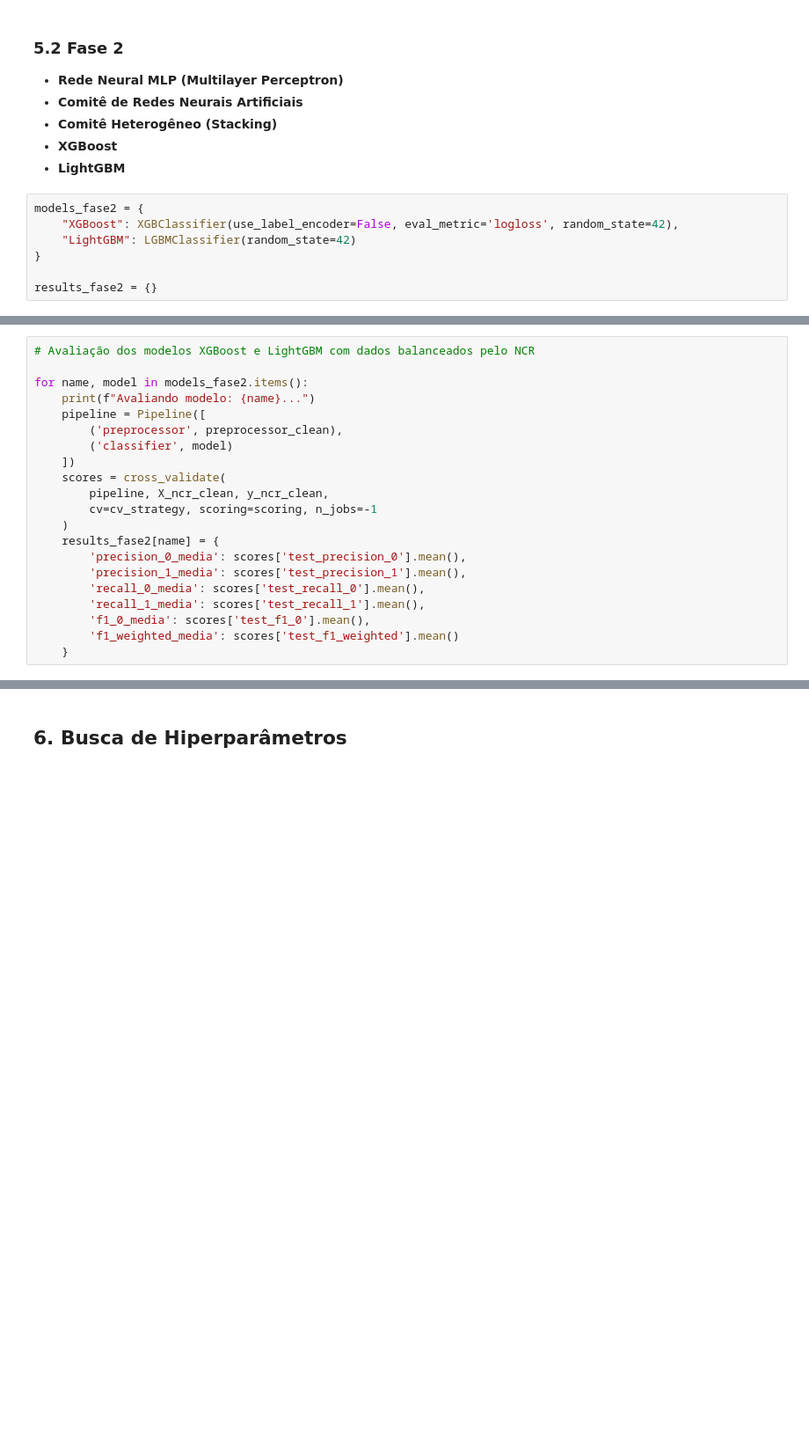
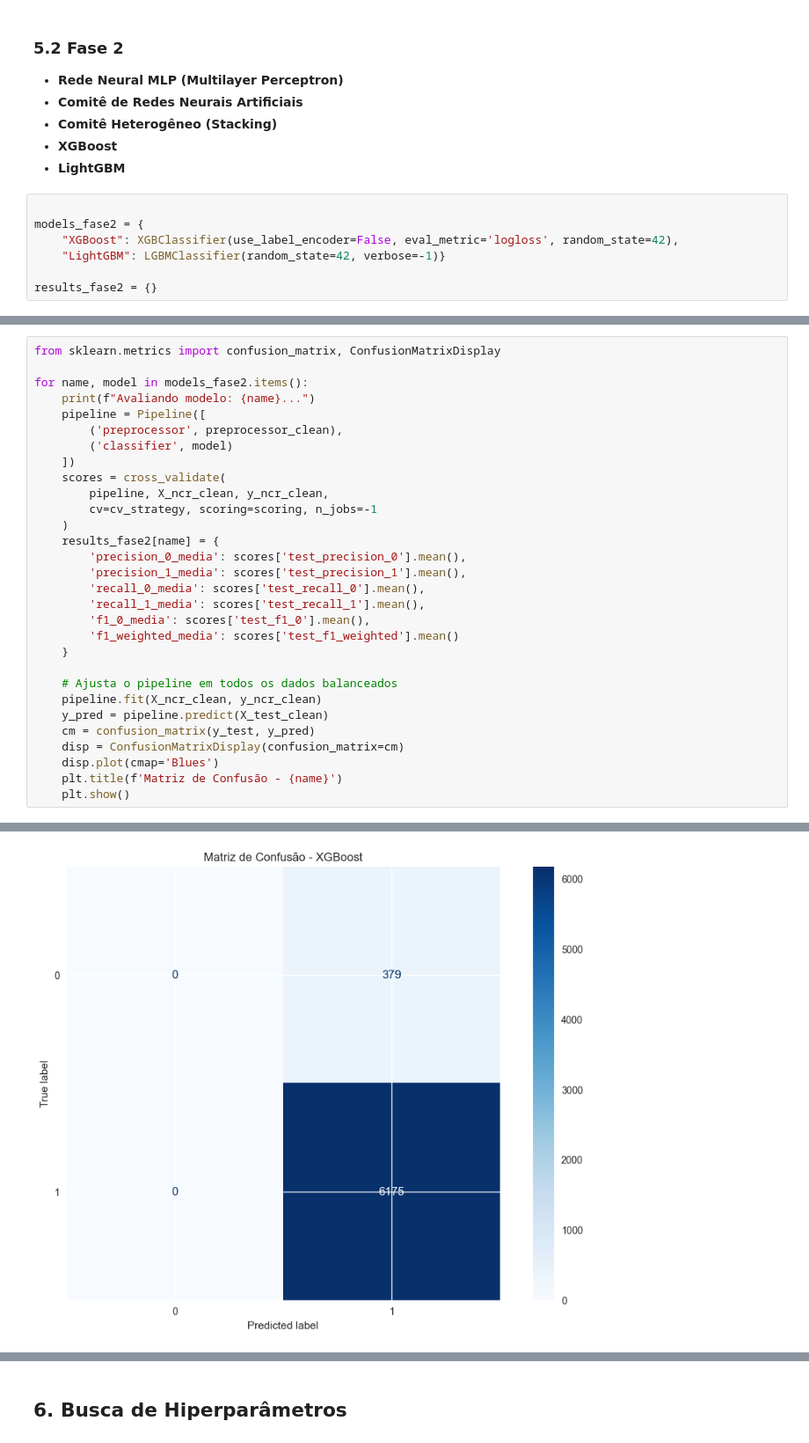
Before and after one commit to Eduardocin/employee-access-predictor, a Jupyter notebook: projeto_models.ipynb, the cells around one changed output, grey strips where cells are left out. Shown at 88% size. Cells and saved outputs as stored; diff of their text form; blank space fills up the shorter version.

```diff
--- a/projeto_models.ipynb
+++ b/projeto_models.ipynb
@@ -449,9 +453,9 @@ SVM (Kernel RBF)            0.944044        0.059272        0.973515
 - **XGBoost**
 - **LightGBM**
 # %%
+
 models_fase2 = {
     "XGBoost": XGBClassifier(use_label_encoder=False, eval_metric='logloss', random_state=42),
-    "LightGBM": LGBMClassifier(random_state=42)
-}
+    "LightGBM": LGBMClassifier(random_state=42, verbose=-1)}
 
 results_fase2 = {}
@@ -481,5 +462,5 @@ ModuleNotFoundError: No module named 'xgboost'
 # %%
-# Avaliação dos modelos XGBoost e LightGBM com dados balanceados pelo NCR
+from sklearn.metrics import confusion_matrix, ConfusionMatrixDisplay
 
 for name, model in models_fase2.items():
     print(f"Avaliando modelo: {name}...")
@@ -499,5 +480,14 @@ for name, model in models_fase2.items():
         'f1_0_media': scores['test_f1_0'].mean(),
         'f1_weighted_media': scores['test_f1_weighted'].mean()
     }
+
+    # Ajusta o pipeline em todos os dados balanceados
+    pipeline.fit(X_ncr_clean, y_ncr_clean)
+    y_pred = pipeline.predict(X_test_clean)
+    cm = confusion_matrix(y_test, y_pred)
+    disp = ConfusionMatrixDisplay(confusion_matrix=cm)
+    disp.plot(cmap='Blues')
+    plt.title(f'Matriz de Confusão - {name}')
+    plt.show()
 # %% [output]
 Avaliando modelo: XGBoost...
@@ -504,0 +494 @@ Avaliando modelo: LightGBM...
+[figure, added]
```
Also changed, not shown: parts of 15 cells of this notebook, 2 other files.
